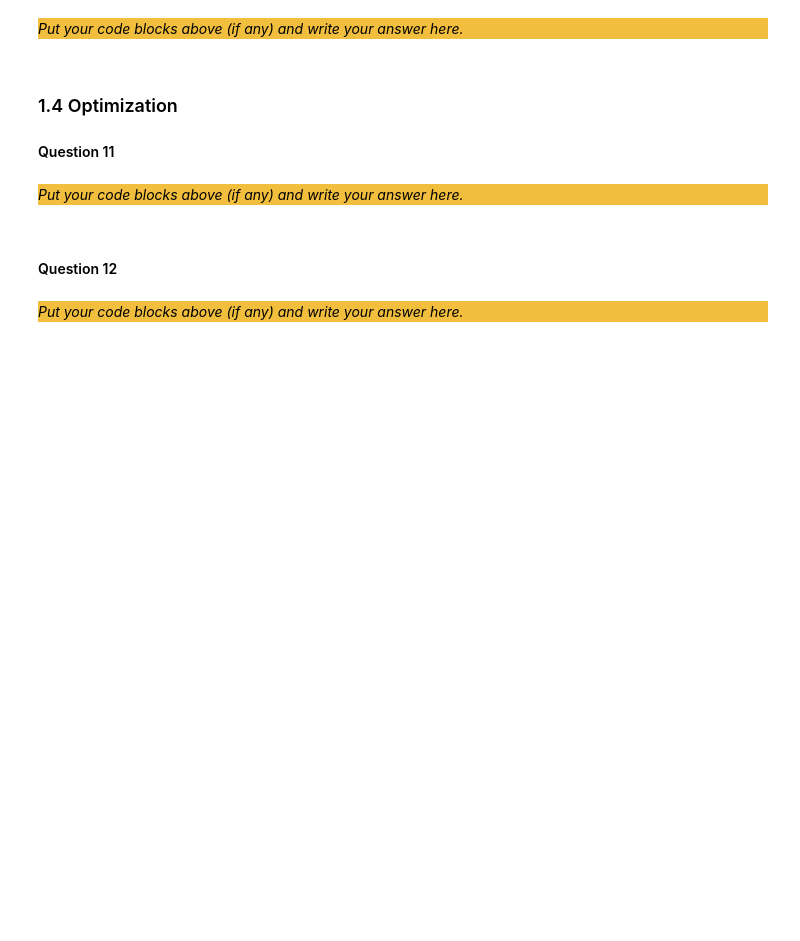
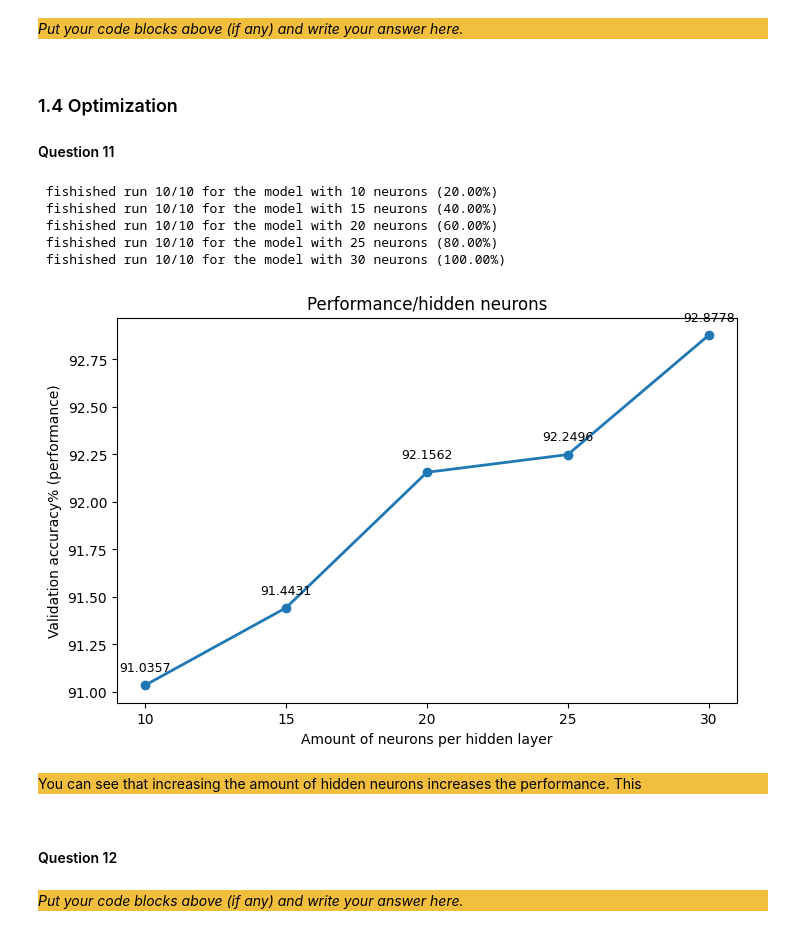
Before and after one commit to Eliminator1357/CI-ANN, a Jupyter notebook: src/Main.ipynb, the cells around one changed output. Drawn from its saved outputs; the diff is of its cells as text; code cells hidden in the pictures; blank space fills up the shorter version.

```diff
--- a/src/Main.ipynb
+++ b/src/Main.ipynb
@@ -426,12 +428,6 @@ _Put your code blocks above (if any) and write your answer here._
 
 #### Question 11
 # %%
-def create_network(amount_neurons):
-    layers = [Linear(7,amount_neurons)]
-    layers.append(Linear(amount_neurons, 10))
-    return Network(layers)
-
-
 def run_network(network, dataset):
     preds = network.forward(dataset.T)
     # targets.txt contains class indexes ranging from 1 to 7
@@ -446,47 +442,62 @@ def optimize(neuron_amounts):
     performances = np.zeros(shape=(len(neuron_amounts),))
     for i,neuron_amount in enumerate(neuron_amounts):
         # train the network, run it on val_features, calc performance
-        results = np.zeros(shape=(10,))
-        for j in range(10):
-            netw = create_network(neuron_amount)
-            train(netw, train_features.T, train_targets, Loss, 0.01)
-            predictions = run_network(netw, val_features)
+        iters=10
+        results = np.zeros(shape=(iters,))
+
+        for j in range(iters):
+            network = Network([Linear(10, neuron_amount), Linear(neuron_amount, neuron_amount), Linear(neuron_amount, 7)])
+            train(network, train_features.T, train_targets, Loss, 0.01)
+            predictions = run_network(network, val_features)
             accuracy = calculate_success_rate(predictions, val_targets)
-            results[j] = accuracy
+            results[j] = 100*accuracy # multiply by 100 to get a percentage
+
+            print(
+                "\r",
+                f"fishished run {j+1}/{iters} for the model with {neuron_amount} neurons ({100*(iters*i+(j+1))/(len(neuron_amounts)*iters):.2f}%)",
+                end="",
+            )
+        print("")
         performances[i] = np.mean(results)
     return performances
-
-# takes a pretty long time so i commented it out to prevent it from running if it doesnt have to
-# x = None or 5     -> x=5
-# x = None #or 5    -> x=None
-# so just remove the # before the or and it runs
-performances = None #or optimize(neuron_amounts)
+# it takes about 40 minutes, so be prepared
+# hardcoded result for convenience
+# if you want to run it, turn "None or np.array([...])" into "None #or np.array([...])"
+performances = None or np.array([91.03565365, 91.44312394, 92.15619694, 92.24957555, 92.87775891])
+performances = performances or optimize(neuron_amounts)
+# %% [output]
+ fishished run 10/10 for the model with 10 neurons (20.00%)
+ fishished run 10/10 for the model with 15 neurons (40.00%)
+ fishished run 10/10 for the model with 20 neurons (60.00%)
+ fishished run 10/10 for the model with 25 neurons (80.00%)
+ fishished run 10/10 for the model with 30 neurons (100.00%)
 # %%
 # plot the data
 
 plt.figure(figsize=(8,5))
 plt.plot(neuron_amounts, performances, marker="o", linewidth=2, markersize=6)
 for x, y in zip(neuron_amounts, performances):
     plt.annotate(
-        f"{y}",
+        f"{y:.4f}",
         xy=(x, y),
         xytext=(0, 10),
         textcoords="offset points",
         ha="center",
         fontsize=9,
     )
 plt.xlabel("Amount of neurons per hidden layer")
-plt.ylabel("Validation accuracy")
+plt.ylabel("Validation accuracy% (performance)")
 plt.title("Performance/hidden neurons")
 plt.xticks(neuron_amounts)
-plt.tight_layout()
+#plt.tight_layout()
 plt.show()
+# %% [output]
+[figure, added]
-# %% [markdown]
-<div style="background-color:#f1be3e">
-
-_Put your code blocks above (if any) and write your answer here._
-
-</div>
+# %% [markdown]
+<div style="background-color:#f1be3e">
+
+You can see that increasing the amount of hidden neurons increases the performance. This
+</div>
 # %% [markdown]
 #### Question 12
 # %% [markdown]
```
Also changed, not shown: parts of 1 cell of this notebook.
